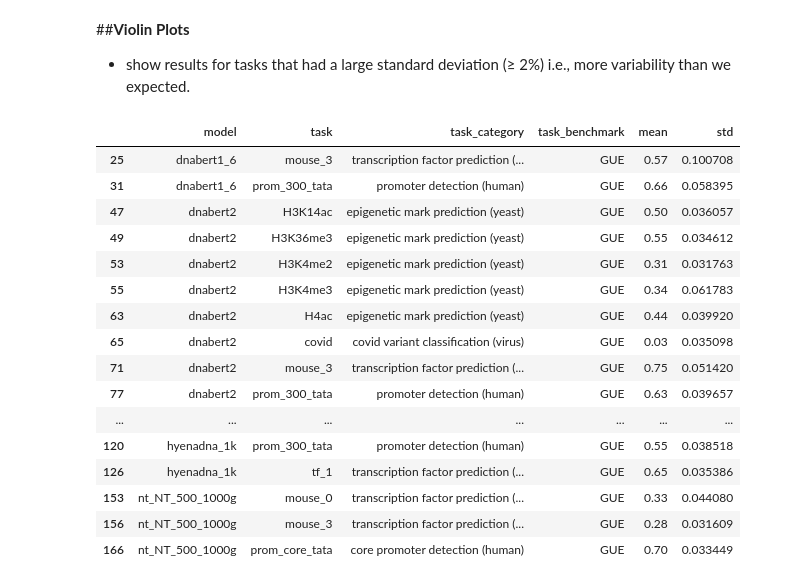
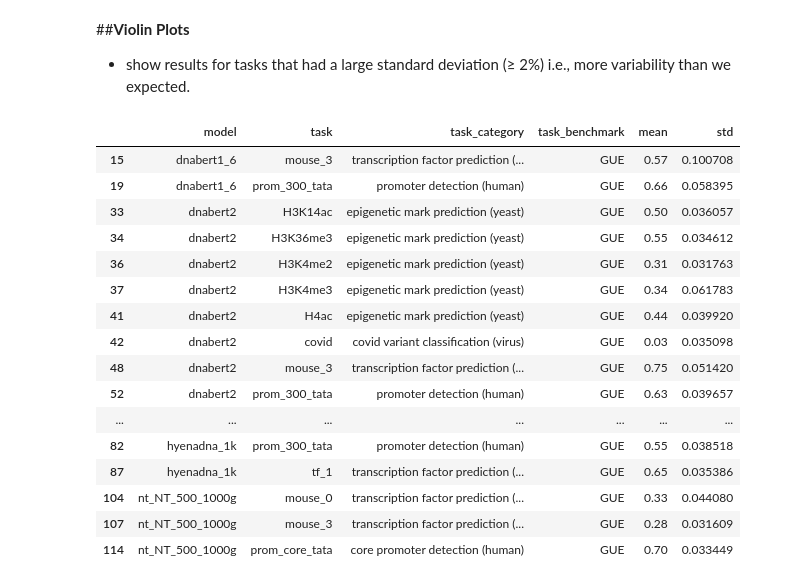
Before and after one commit to anihab/dnaTokenization, a Jupyter notebook: results.ipynb, the cells around one changed output. Cells and saved outputs as stored; diff of their text form; code cells hidden in the pictures.

```diff
--- a/results.ipynb
+++ b/results.ipynb
@@ -357,23 +369,23 @@ fig.show()
 *  show results for tasks that had a large standard deviation (≥ 2%) i.e., more variability than we expected.
 # %%
 # find tasks that have large std
-mean_mcc[(mean_mcc['std'] >= 0.03) & (mean_mcc['task_benchmark'] == 'GUE')] # they seem to all be GUE tasks
+mean_mcc[(mean_mcc['std'] >= 0.03)] # they seem to all be GUE tasks
 # %% [output]
 |  | model | task | task_category | task_benchmark | mean | std |
-| 25 | dnabert1_6 | mouse_3 | transcription factor prediction (... | GUE | 0.57 | 0.100708 |
-| 31 | dnabert1_6 | prom_300_tata | promoter detection (human) | GUE | 0.66 | 0.058395 |
-| 47 | dnabert2 | H3K14ac | epigenetic mark prediction (yeast) | GUE | 0.50 | 0.036057 |
-| 49 | dnabert2 | H3K36me3 | epigenetic mark prediction (yeast) | GUE | 0.55 | 0.034612 |
-| 53 | dnabert2 | H3K4me2 | epigenetic mark prediction (yeast) | GUE | 0.31 | 0.031763 |
-| 55 | dnabert2 | H3K4me3 | epigenetic mark prediction (yeast) | GUE | 0.34 | 0.061783 |
-| 63 | dnabert2 | H4ac | epigenetic mark prediction (yeast) | GUE | 0.44 | 0.039920 |
-| 65 | dnabert2 | covid | covid variant classification (virus) | GUE | 0.03 | 0.035098 |
-| 71 | dnabert2 | mouse_3 | transcription factor prediction (... | GUE | 0.75 | 0.051420 |
-| 77 | dnabert2 | prom_300_tata | promoter detection (human) | GUE | 0.63 | 0.039657 |
+| 15 | dnabert1_6 | mouse_3 | transcription factor prediction (... | GUE | 0.57 | 0.100708 |
+| 19 | dnabert1_6 | prom_300_tata | promoter detection (human) | GUE | 0.66 | 0.058395 |
+| 33 | dnabert2 | H3K14ac | epigenetic mark prediction (yeast) | GUE | 0.50 | 0.036057 |
+| 34 | dnabert2 | H3K36me3 | epigenetic mark prediction (yeast) | GUE | 0.55 | 0.034612 |
+| 36 | dnabert2 | H3K4me2 | epigenetic mark prediction (yeast) | GUE | 0.31 | 0.031763 |
+| 37 | dnabert2 | H3K4me3 | epigenetic mark prediction (yeast) | GUE | 0.34 | 0.061783 |
+| 41 | dnabert2 | H4ac | epigenetic mark prediction (yeast) | GUE | 0.44 | 0.039920 |
+| 42 | dnabert2 | covid | covid variant classification (virus) | GUE | 0.03 | 0.035098 |
+| 48 | dnabert2 | mouse_3 | transcription factor prediction (... | GUE | 0.75 | 0.051420 |
+| 52 | dnabert2 | prom_300_tata | promoter detection (human) | GUE | 0.63 | 0.039657 |
 | ... | ... | ... | ... | ... | ... | ... |
-| 120 | hyenadna_1k | prom_300_tata | promoter detection (human) | GUE | 0.55 | 0.038518 |
-| 126 | hyenadna_1k | tf_1 | transcription factor prediction (... | GUE | 0.65 | 0.035386 |
-| 153 | nt_NT_500_1000g | mouse_0 | transcription factor prediction (... | GUE | 0.33 | 0.044080 |
-| 156 | nt_NT_500_1000g | mouse_3 | transcription factor prediction (... | GUE | 0.28 | 0.031609 |
-| 166 | nt_NT_500_1000g | prom_core_tata | core promoter detection (human) | GUE | 0.70 | 0.033449 |
+| 82 | hyenadna_1k | prom_300_tata | promoter detection (human) | GUE | 0.55 | 0.038518 |
+| 87 | hyenadna_1k | tf_1 | transcription factor prediction (... | GUE | 0.65 | 0.035386 |
+| 104 | nt_NT_500_1000g | mouse_0 | transcription factor prediction (... | GUE | 0.33 | 0.044080 |
+| 107 | nt_NT_500_1000g | mouse_3 | transcription factor prediction (... | GUE | 0.28 | 0.031609 |
+| 114 | nt_NT_500_1000g | prom_core_tata | core promoter detection (human) | GUE | 0.70 | 0.033449 |
 # %%
```
Also changed, not shown: parts of 12 cells of this notebook.
